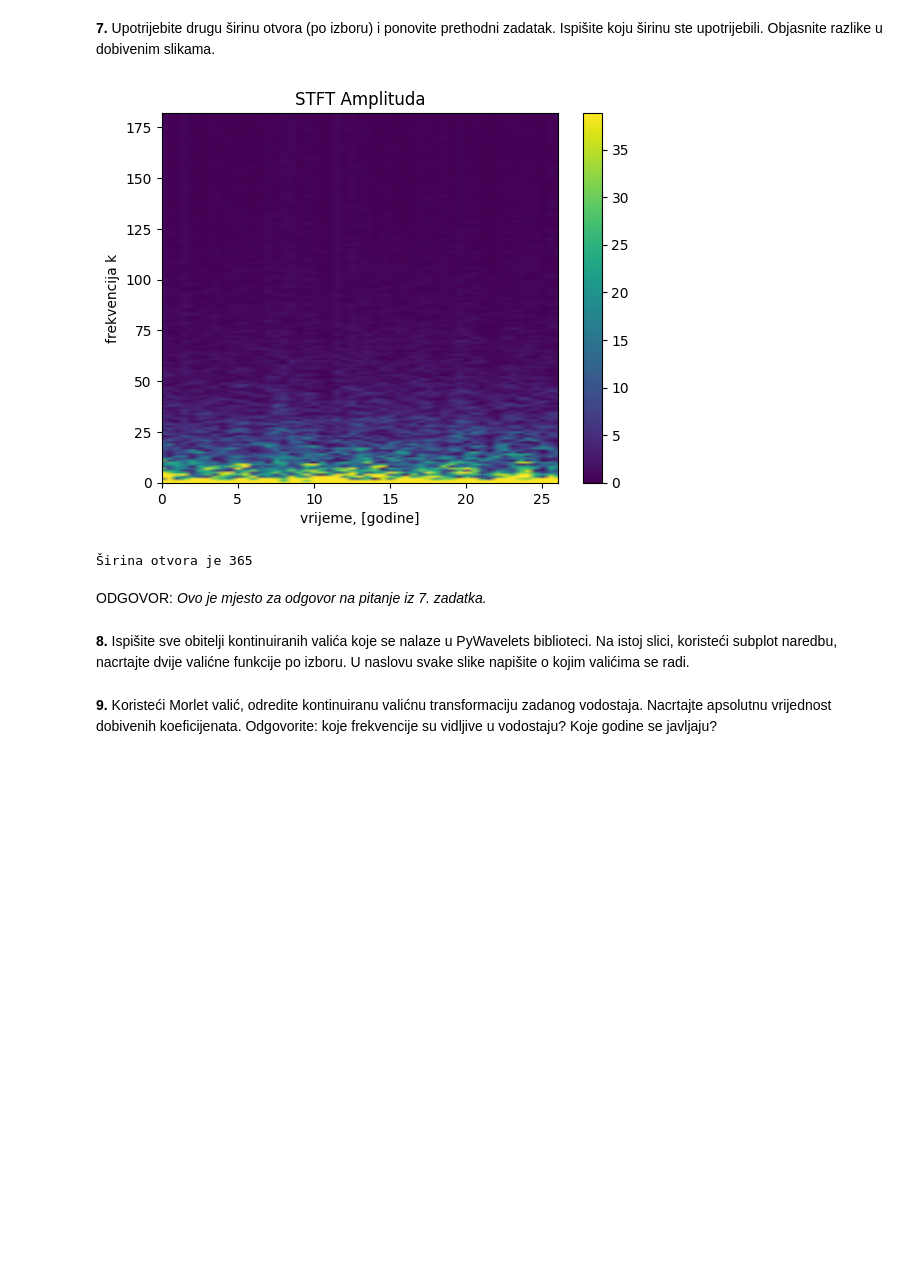
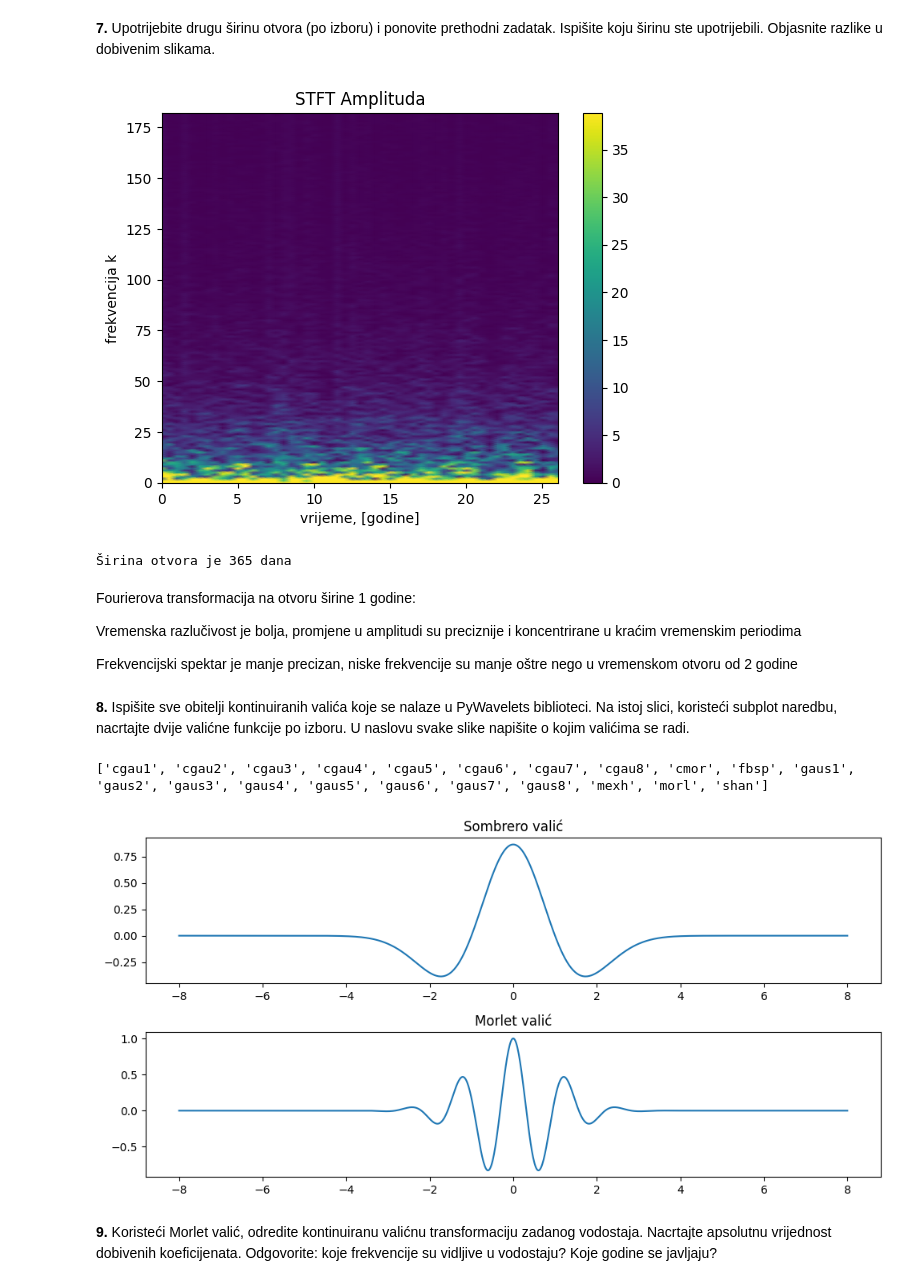
Before and after one commit to evucelic/Obrada-Informacija, a Jupyter notebook: hidrologija/1_HR_PrvaLabVjezba_OI.ipynb, the cells around one changed output. Drawn from its saved outputs; the diff is of its cells as text; code cells hidden in the pictures; blank space fills up the shorter version.

Commit message:
Wavelets done

```diff
--- a/hidrologija/1_HR_PrvaLabVjezba_OI.ipynb
+++ b/hidrologija/1_HR_PrvaLabVjezba_OI.ipynb
@@ -137,13 +145,43 @@ plt.ylabel("frekvencija k")
 plt.xlabel("vrijeme, [godine]")
 plt.show()
 
-print(f"Širina otvora je {nperseg}")
+print(f"Širina otvora je {nperseg} dana")
 # %% [output]
 [figure]
-Širina otvora je 365
+Širina otvora je 365 dana
-# %% [markdown]
-ODGOVOR: *Ovo je mjesto za odgovor na pitanje iz 7. zadatka.*
+# %% [markdown]
+Fourierova transformacija na otvoru širine 1 godine:
+
+Vremenska razlučivost je bolja, promjene u amplitudi su preciznije i koncentrirane u kraćim vremenskim periodima
+
+Frekvencijski spektar je manje precizan, niske frekvencije su manje oštre nego u vremenskom otvoru od 2 godine
 # %% [markdown]
 **8.**	Ispišite sve obitelji kontinuiranih valića koje se nalaze u PyWavelets biblioteci. Na istoj slici, koristeći subplot naredbu, nacrtajte dvije valićne funkcije po izboru. U naslovu svake slike napišite o kojim valićima se radi.
+# %%
+print(pywt.wavelist(kind="continuous"))
+
+wave1 = 'mexh'
+wave2 = 'morl'
+
+w1 = pywt.ContinuousWavelet(wave1)
+w2 = pywt.ContinuousWavelet(wave2)
+
+psi1, t1 = w1.wavefun(level=10)
+psi2, t2 = w2.wavefun(level=10)
+
+plt.figure(figsize=(10,5))
+plt.subplot(2,1,1)
+plt.plot(t1, psi1)
+plt.title("Sombrero valić")
+
+plt.subplot(2,1,2)
+plt.plot(t2, psi2)
+plt.title("Morlet valić")
+
+plt.tight_layout()
+plt.show()
+# %% [output]
+['cgau1', 'cgau2', 'cgau3', 'cgau4', 'cgau5', 'cgau6', 'cgau7', 'cgau8', 'cmor', 'fbsp', 'gaus1', 'gaus2', 'gaus3', 'gaus4', 'gaus5', 'gaus6', 'gaus7', 'gaus8', 'mexh', 'morl', 'shan']
+[figure, added]
 # %% [markdown]
 **9.**	Koristeći Morlet valić, odredite kontinuiranu valićnu transformaciju zadanog vodostaja. Nacrtajte apsolutnu vrijednost dobivenih koeficijenata. Odgovorite: koje frekvencije su vidljive u vodostaju? Koje godine se javljaju?
```
Also changed, not shown: parts of 10 cells of this notebook.
